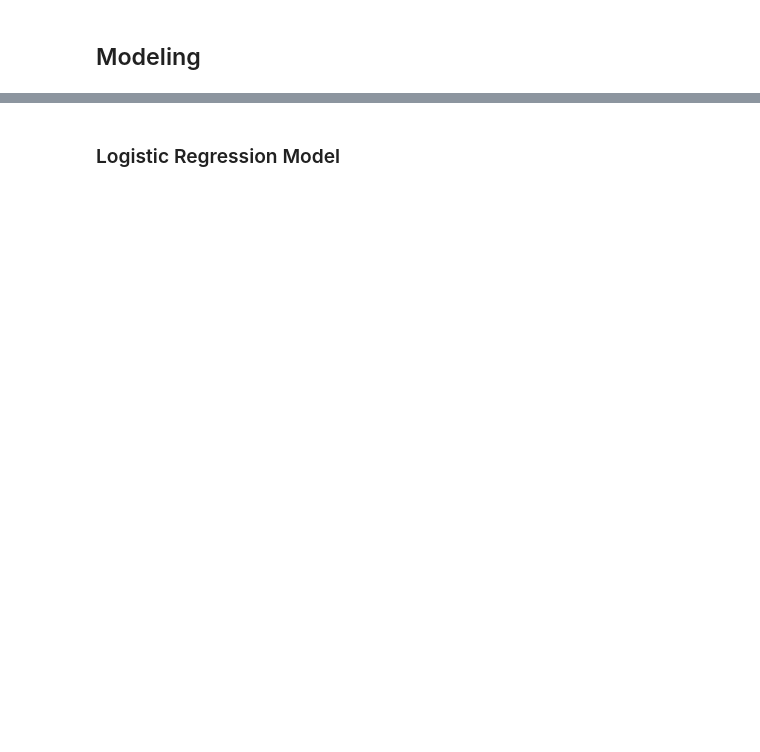
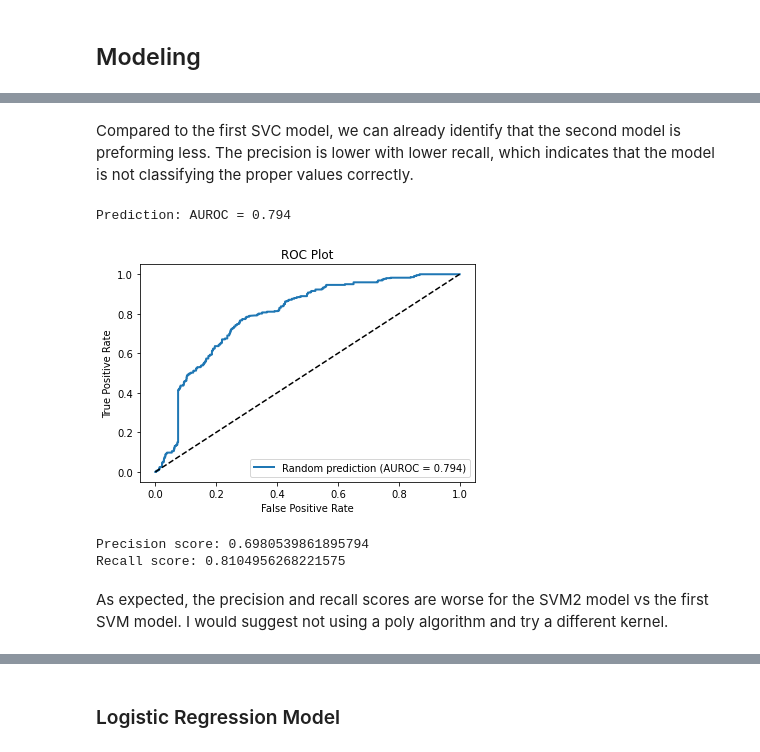
Before and after one commit to DrakeData/Bankruptcy_Prediction, a Jupyter notebook: bankruptcy_pred_main.ipynb, the cells around one changed output, grey strips where cells are left out. Saved outputs shown, nothing was run; the diff lists cells and outputs as text; code cells hidden in the pictures; blank space fills up the shorter version.

```diff
--- a/bankruptcy_pred_main.ipynb
+++ b/bankruptcy_pred_main.ipynb
@@ -150,0 +273,9 @@ weighted avg       0.93      0.97      0.95      1364
+# %%
+# Set up model
+svc2 = SVC(kernel='poly', probability=True)
+svc2.fit(x_train, y_train)
+
+# Get confusion matrix
+y_predd = svc2.predict(x_test)
+cm = confusion_matrix(y_test, y_predd)
+print(f'Confusion matrix:\n {cm}')
@@ -150,0 +301,33 @@ weighted avg       0.93      0.97      0.95      1364
+# %% [markdown]
+Compared to the first SVC model, we can already identify that the second model is preforming less. The precision is lower with lower recall, which indicates that the model is not classifying the proper values correctly.
+# %%
+svc_probs2 = svc2.predict_proba(x_test)
+svc_auc2 = roc_auc_score(y_test, svc_probs2[:, 1])
+print('Prediction: AUROC = %.3f' % (svc_auc2))
+# %% [output]
+Prediction: AUROC = 0.794
+# %%
+svc_fpr2, svc_tpr2, _ = roc_curve(y_test, svc_probs2[:, 1])
+
+plt.plot(svc_fpr2, svc_tpr2, linewidth=2, label='Random prediction (AUROC = %0.3f)' % svc_auc2)
+plt.plot([0,1], [0,1], 'k--')
+
+# Title
+plt.title('ROC Plot')
+# Axis labels
+plt.xlabel('False Positive Rate')
+plt.ylabel('True Positive Rate')
+# Show legend
+plt.legend() #
+# Show plot
+plt.show()
+# %% [output]
+[figure, added]
+# %%
+print(f'Precision score: {precision_score(y_test, y_predd)}')
+print(f'Recall score: {recall_score(y_test, y_predd)}')
+# %% [output]
+Precision score: 0.6980539861895794
+Recall score: 0.8104956268221575
+# %% [markdown]
+As expected, the precision and recall scores are worse for the SVM2 model vs the first SVM model. I would suggest not using a poly algorithm and try a different kernel.
```
Also changed, not shown: parts of 48 cells of this notebook.
